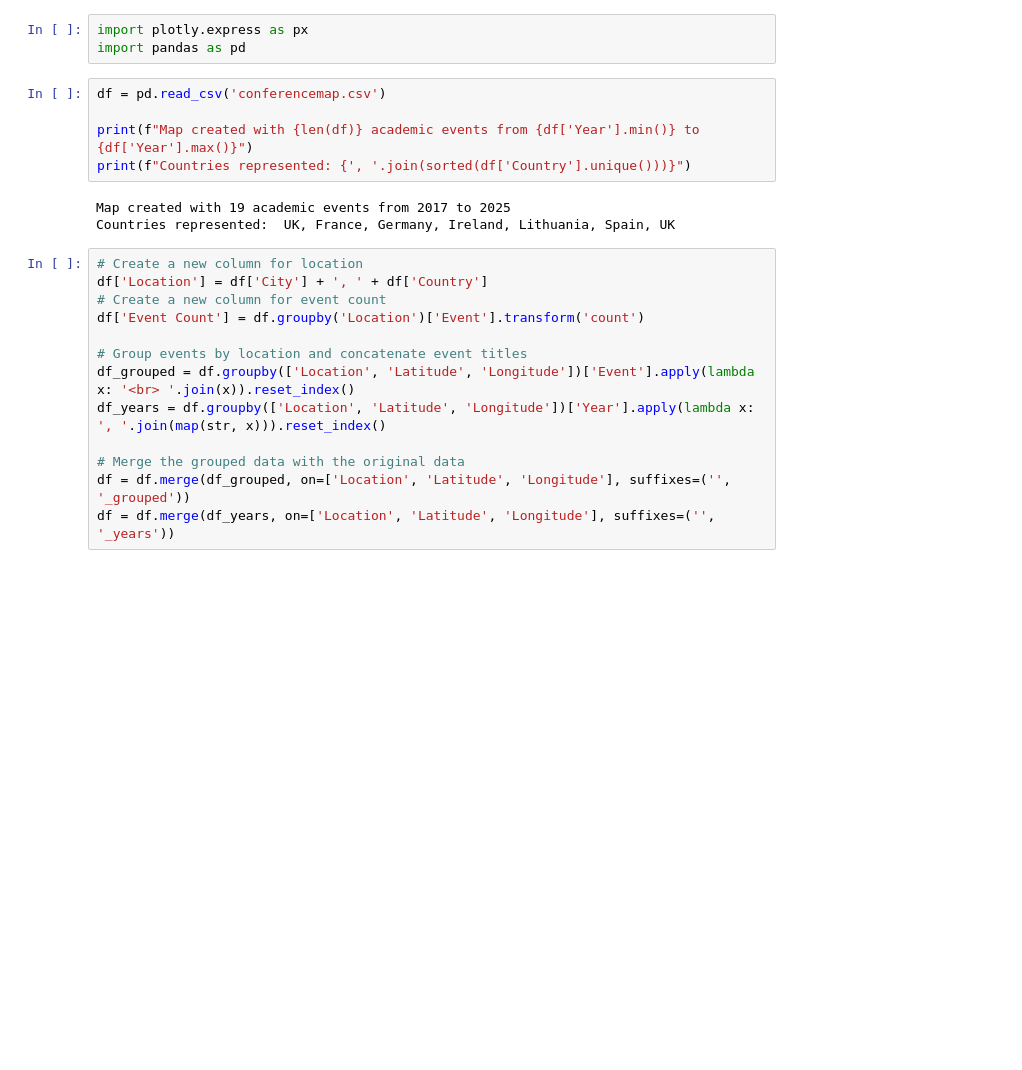
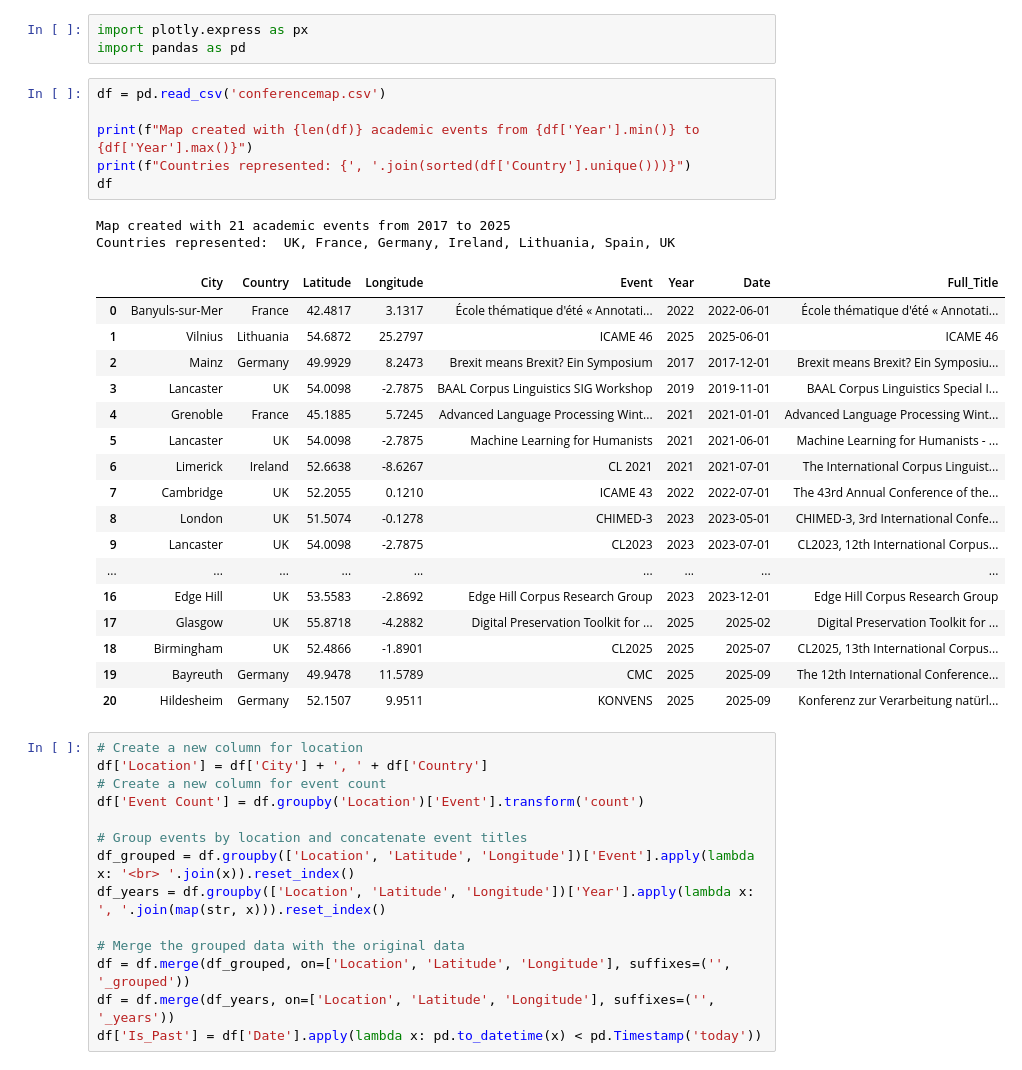
Before and after one commit to hannaschmueck/hannaschmueck.github.io, a Jupyter notebook: fun/conferencemap.ipynb, the cells around one changed output. Cells and saved outputs as stored; diff of their text form; blank space fills up the shorter version.

Commit message:
future events added and general updates

```diff
--- a/fun/conferencemap.ipynb
+++ b/fun/conferencemap.ipynb
@@ -4,11 +4,29 @@ import pandas as pd
 # %%
 df = pd.read_csv('conferencemap.csv')
 
 print(f"Map created with {len(df)} academic events from {df['Year'].min()} to {df['Year'].max()}")
 print(f"Countries represented: {', '.join(sorted(df['Country'].unique()))}")
+df
 # %% [output]
-Map created with 19 academic events from 2017 to 2025
+Map created with 21 academic events from 2017 to 2025
 Countries represented:  UK, France, Germany, Ireland, Lithuania, Spain, UK
+|  | City | Country | Latitude | Longitude | Event | Year | Date | Full_Title |
+| 0 | Banyuls-sur-Mer | France | 42.4817 | 3.1317 | École thématique d'été « Annotati... | 2022 | 2022-06-01 | École thématique d'été « Annotati... |
+| 1 | Vilnius | Lithuania | 54.6872 | 25.2797 | ICAME 46 | 2025 | 2025-06-01 | ICAME 46 |
+| 2 | Mainz | Germany | 49.9929 | 8.2473 | Brexit means Brexit? Ein Symposium | 2017 | 2017-12-01 | Brexit means Brexit? Ein Symposiu... |
+| 3 | Lancaster | UK | 54.0098 | -2.7875 | BAAL Corpus Linguistics SIG Workshop | 2019 | 2019-11-01 | BAAL Corpus Linguistics Special I... |
+| 4 | Grenoble | France | 45.1885 | 5.7245 | Advanced Language Processing Wint... | 2021 | 2021-01-01 | Advanced Language Processing Wint... |
+| 5 | Lancaster | UK | 54.0098 | -2.7875 | Machine Learning for Humanists | 2021 | 2021-06-01 | Machine Learning for Humanists - ... |
+| 6 | Limerick | Ireland | 52.6638 | -8.6267 | CL 2021 | 2021 | 2021-07-01 | The International Corpus Linguist... |
+| 7 | Cambridge | UK | 52.2055 | 0.1210 | ICAME 43 | 2022 | 2022-07-01 | The 43rd Annual Conference of the... |
+| 8 | London | UK | 51.5074 | -0.1278 | CHIMED-3 | 2023 | 2023-05-01 | CHIMED-3, 3rd International Confe... |
+| 9 | Lancaster | UK | 54.0098 | -2.7875 | CL2023 | 2023 | 2023-07-01 | CL2023, 12th International Corpus... |
+| ... | ... | ... | ... | ... | ... | ... | ... | ... |
+| 16 | Edge Hill | UK | 53.5583 | -2.8692 | Edge Hill Corpus Research Group | 2023 | 2023-12-01 | Edge Hill Corpus Research Group |
+| 17 | Glasgow | UK | 55.8718 | -4.2882 | Digital Preservation Toolkit for ... | 2025 | 2025-02 | Digital Preservation Toolkit for ... |
+| 18 | Birmingham | UK | 52.4866 | -1.8901 | CL2025 | 2025 | 2025-07 | CL2025, 13th International Corpus... |
+| 19 | Bayreuth | Germany | 49.9478 | 11.5789 | CMC | 2025 | 2025-09 | The 12th International Conference... |
+| 20 | Hildesheim | Germany | 52.1507 | 9.9511 | KONVENS | 2025 | 2025-09 | Konferenz zur Verarbeitung natürl... |
 # %%
 # Create a new column for location
 df['Location'] = df['City'] + ', ' + df['Country']
@@ -22,4 +40,5 @@ df_years = df.groupby(['Location', 'Latitude', 'Longitude'])['Year'].apply(lambd
 # Merge the grouped data with the original data
 df = df.merge(df_grouped, on=['Location', 'Latitude', 'Longitude'], suffixes=('', '_grouped'))
 df = df.merge(df_years, on=['Location', 'Latitude', 'Longitude'], suffixes=('', '_years'))
+df['Is_Past'] = df['Date'].apply(lambda x: pd.to_datetime(x) < pd.Timestamp('today'))
 # %%
```
Also changed, not shown: parts of 1 cell of this notebook, 2 other files.
